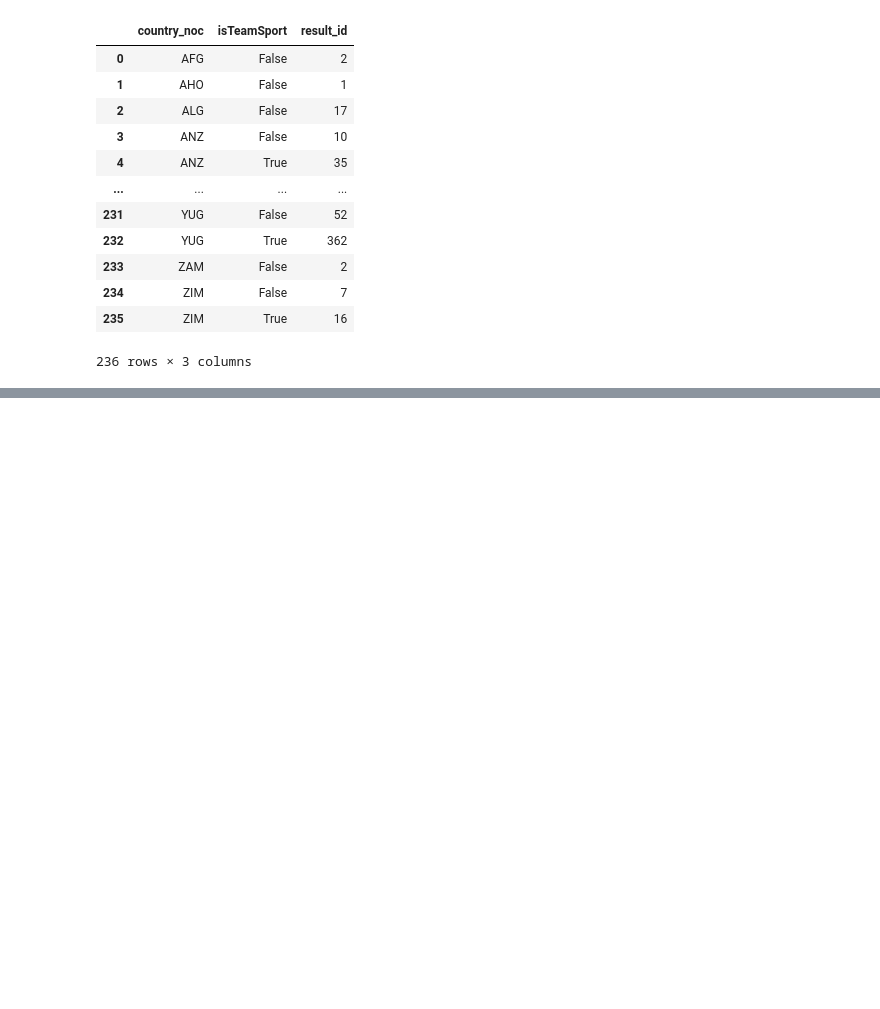
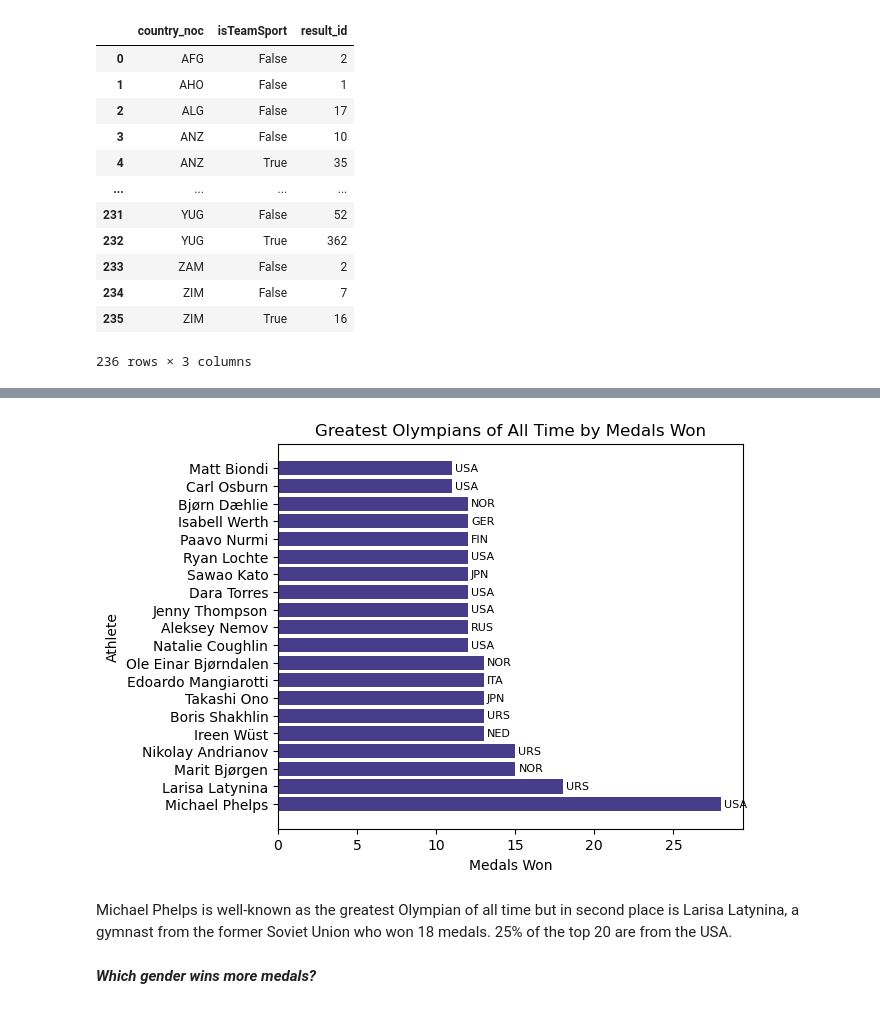
Before and after one commit to ana-047/Olymploration, a Jupyter notebook: Olymploration.ipynb, the cells around one changed output, grey strips where cells are left out. Saved outputs shown, nothing was run; the diff lists cells and outputs as text; code cells hidden in the pictures; blank space fills up the shorter version.

```diff
--- a/Olymploration.ipynb
+++ b/Olymploration.ipynb
@@ -620,14 +564,0 @@ greatest_olympian.head()
-# %%
-
-greatest_olympian2 = greatest_olympian2.sort_values(by='medals_won', ascending=True)
-
-
-plt.figure(figsize=(6, 5))
-bars = plt.barh(greatest_olympian2['athlete'], greatest_olympian2['medals_won'], color='darkslateblue')
-plt.ylabel('Athlete')
-plt.xlabel('Medals Won')
-plt.title('Greatest Olympians of All Time by Medals Won')
-
-for bar, label in zip(bars, greatest_olympian2['country_noc']):
-    plt.text(bar.get_width() + 0.2, bar.get_y() + bar.get_height() / 2, label, va='center', color='black', fontsize=8)
-plt.show()
@@ -687,0 +645,19 @@ Name: name, dtype: int64
+# %%
+greatest_olympian2 = greatest_olympian.sort_values(by='medals_won', ascending=False)
+greatest_olympian2 = greatest_olympian2.head(20)
+plt.figure(figsize=(6, 5))
+bars = plt.barh(greatest_olympian2['athlete'], greatest_olympian2['medals_won'], color='darkslateblue')
+plt.xlabel('Medals Won')
+plt.ylabel('Athlete')
+plt.title('Greatest Olympians of All Time by Medals Won')
+
+for bar, label in zip(bars, greatest_olympian2['country_noc']):
+    plt.text(bar.get_width() + 0.2, bar.get_y() + bar.get_height() / 2, label, ha='left', va='center', color='black', fontsize=8)
+
+plt.show()
+# %% [output]
+[figure, added]
+# %% [markdown]
+Michael Phelps is well-known as the greatest Olympian of all time but in second place is Larisa Latynina, a gymnast from the former Soviet Union who won 18 medals. 25% of the top 20 are from the USA.
+# %% [markdown]
+<strong><i>Which gender wins more medals? </strong></i>
```
Also changed, not shown: parts of 118 cells of this notebook, 6 other files.
